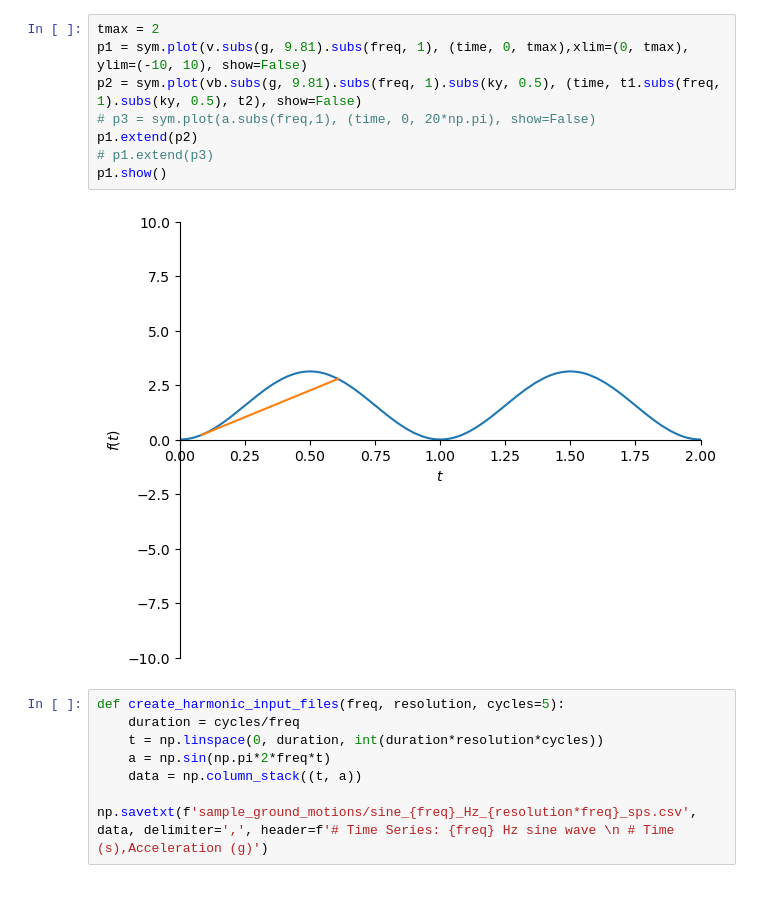
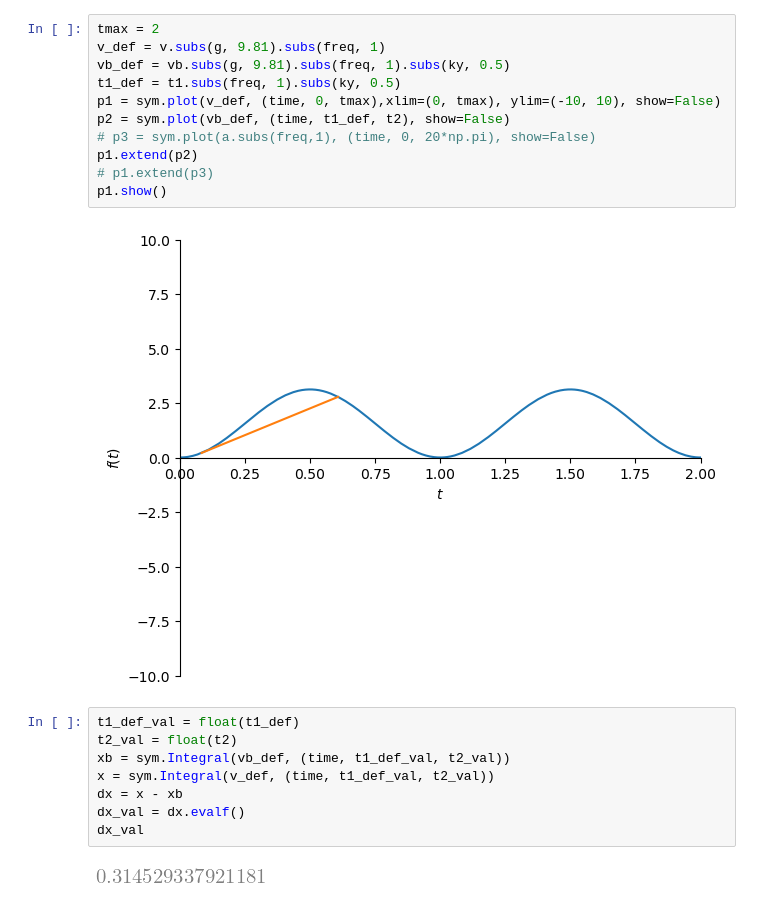
Before and after one commit to pySLAMMER/pySLAMMER, a Jupyter notebook: simple_analytical.ipynb, the cells around one changed output. Cells and saved outputs as stored; diff of their text form.

```diff
--- a/simple_analytical.ipynb
+++ b/simple_analytical.ipynb
@@ -40,18 +133,24 @@ display(t1,t2)
 [figure]
 # %%
 tmax = 2
-p1 = sym.plot(v.subs(g, 9.81).subs(freq, 1), (time, 0, tmax),xlim=(0, tmax), ylim=(-10, 10), show=False)
-p2 = sym.plot(vb.subs(g, 9.81).subs(freq, 1).subs(ky, 0.5), (time, t1.subs(freq, 1).subs(ky, 0.5), t2), show=False)
+v_def = v.subs(g, 9.81).subs(freq, 1)
+vb_def = vb.subs(g, 9.81).subs(freq, 1).subs(ky, 0.5)
+t1_def = t1.subs(freq, 1).subs(ky, 0.5)
+p1 = sym.plot(v_def, (time, 0, tmax),xlim=(0, tmax), ylim=(-10, 10), show=False)
+p2 = sym.plot(vb_def, (time, t1_def, t2), show=False)
 # p3 = sym.plot(a.subs(freq,1), (time, 0, 20*np.pi), show=False)
 p1.extend(p2)
 # p1.extend(p3)
 p1.show()
 # %% [output]
 [figure]
-# %%
-def create_harmonic_input_files(freq, resolution, cycles=5):
-    duration = cycles/freq
-    t = np.linspace(0, duration, int(duration*resolution*cycles))
-    a = np.sin(np.pi*2*freq*t)
-    data = np.column_stack((t, a))
-    np.savetxt(f'sample_ground_motions/sine_{freq}_Hz_{resolution*freq}_sps.csv', data, delimiter=',', header=f'# Time Series: {freq} Hz sine wave \n # Time (s),Acceleration (g)')
+# %%
+t1_def_val = float(t1_def)
+t2_val = float(t2)
+xb = sym.Integral(vb_def, (time, t1_def_val, t2_val))
+x = sym.Integral(v_def, (time, t1_def_val, t2_val))
+dx = x - xb
+dx_val = dx.evalf()
+dx_val
+# %% [output]
+[figure, added]
```
Also changed, not shown: parts of 9 cells of this notebook, 2 other files.
